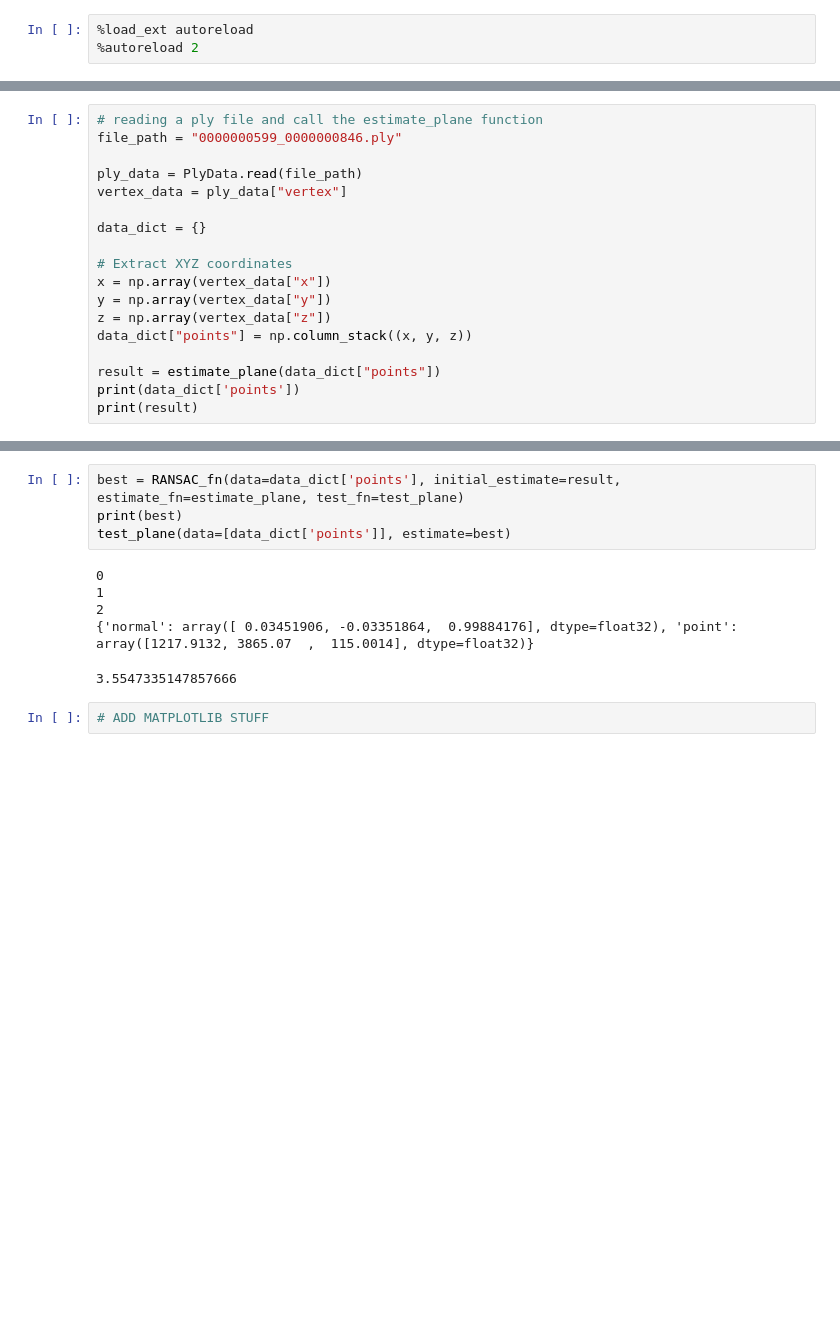
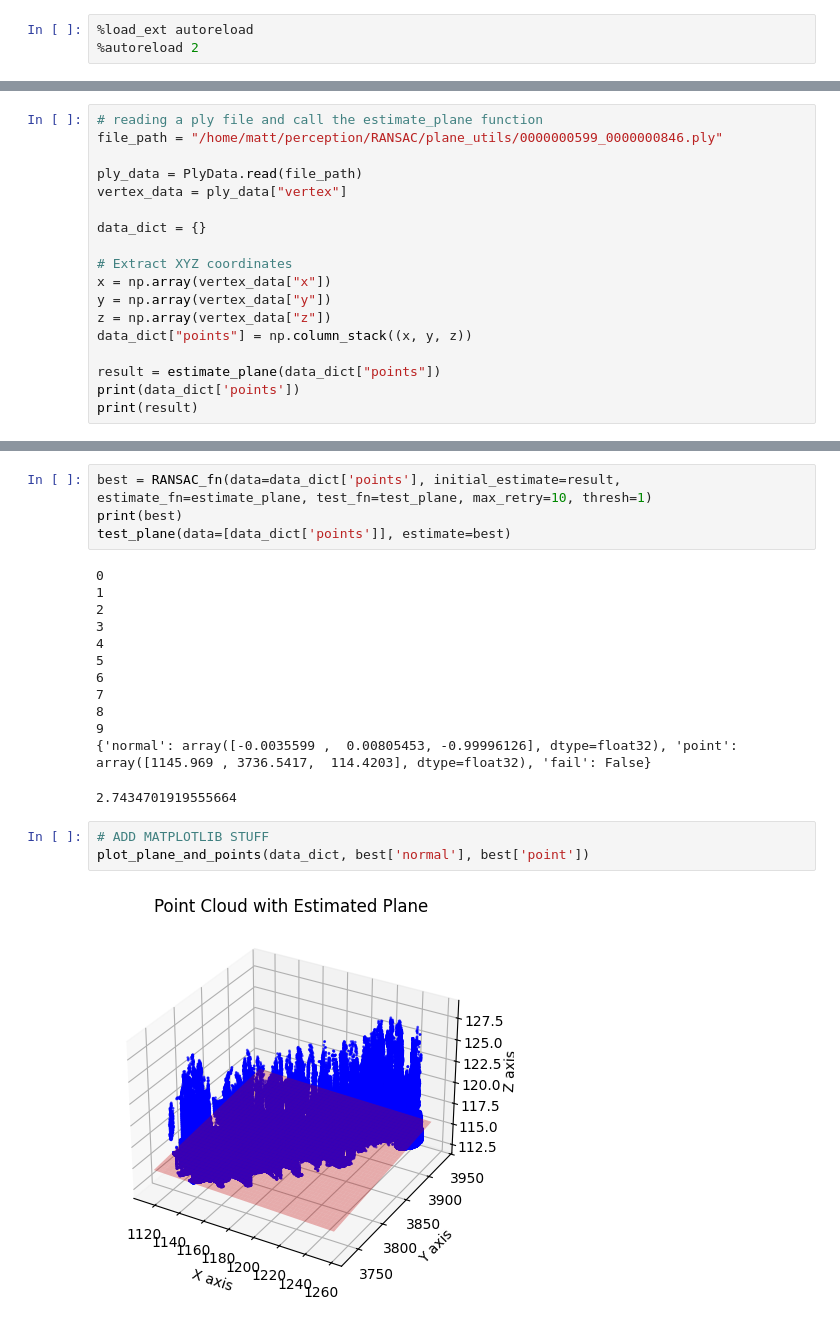
Before and after one commit to WE-Autopilot/perception, a Jupyter notebook: RANSAC/plane_utils/visualize.ipynb, the cells around one changed output, grey strips where cells are left out. Saved outputs shown, nothing was run; the diff lists cells and outputs as text; blank space fills up the shorter version.

Commit message:
implemented visualization in visualize.ipynb

```diff
--- a/RANSAC/plane_utils/visualize.ipynb
+++ b/RANSAC/plane_utils/visualize.ipynb
@@ -12,7 +14,7 @@ from RANSAC.algo_utils.ransac import RANSAC_fn, RANSAC_noInit
 import numpy as np
 # %%
 # reading a ply file and call the estimate_plane function
-file_path = "0000000599_0000000846.ply"
+file_path = "/home/matt/perception/RANSAC/plane_utils/0000000599_0000000846.ply"
 
 ply_data = PlyData.read(file_path)
 vertex_data = ply_data["vertex"]
@@ -45,12 +47,22 @@ test_result
 # %%
-best = RANSAC_fn(data=data_dict['points'], initial_estimate=result, estimate_fn=estimate_plane, test_fn=test_plane)
+best = RANSAC_fn(data=data_dict['points'], initial_estimate=result, estimate_fn=estimate_plane, test_fn=test_plane, max_retry=10, thresh=1)
 print(best)
 test_plane(data=[data_dict['points']], estimate=best)
 # %% [output]
 0
 1
 2
-{'normal': array([ 0.03451906, -0.03351864,  0.99884176], dtype=float32), 'point': array([1217.9132, 3865.07  ,  115.0014], dtype=float32)}
+3
+4
+5
+6
+7
+8
+9
+{'normal': array([-0.0035599 ,  0.00805453, -0.99996126], dtype=float32), 'point': array([1145.969 , 3736.5417,  114.4203], dtype=float32), 'fail': False}
-3.5547335147857666
+2.7434701919555664
 # %%
 # ADD MATPLOTLIB STUFF
+plot_plane_and_points(data_dict, best['normal'], best['point'])
+# %% [output]
+[figure, added]
```
Also changed, not shown: parts of 3 cells of this notebook, 1 other file.
